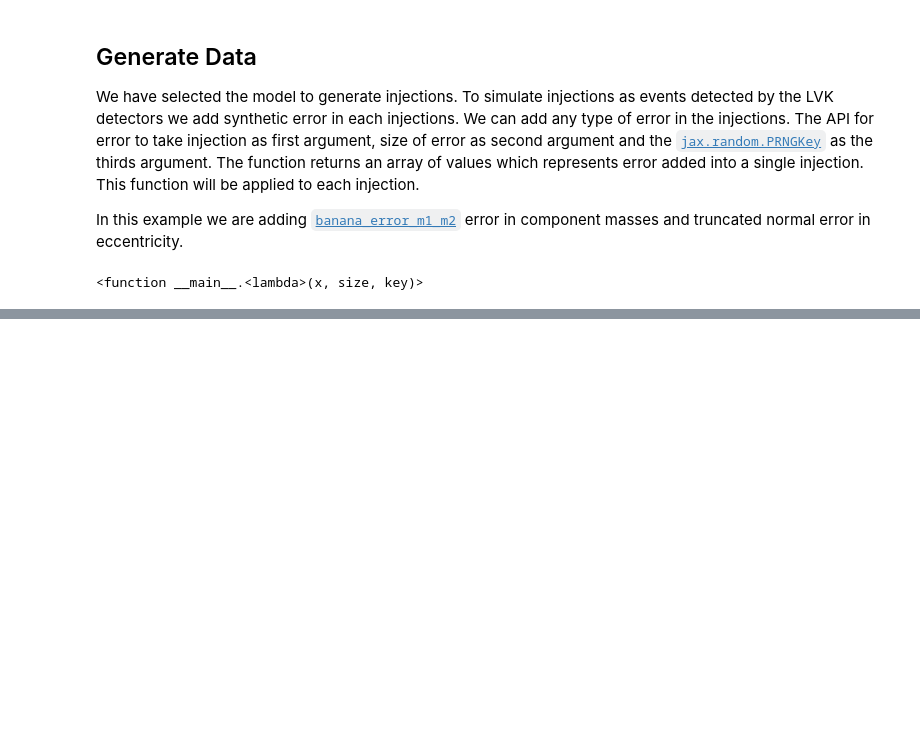
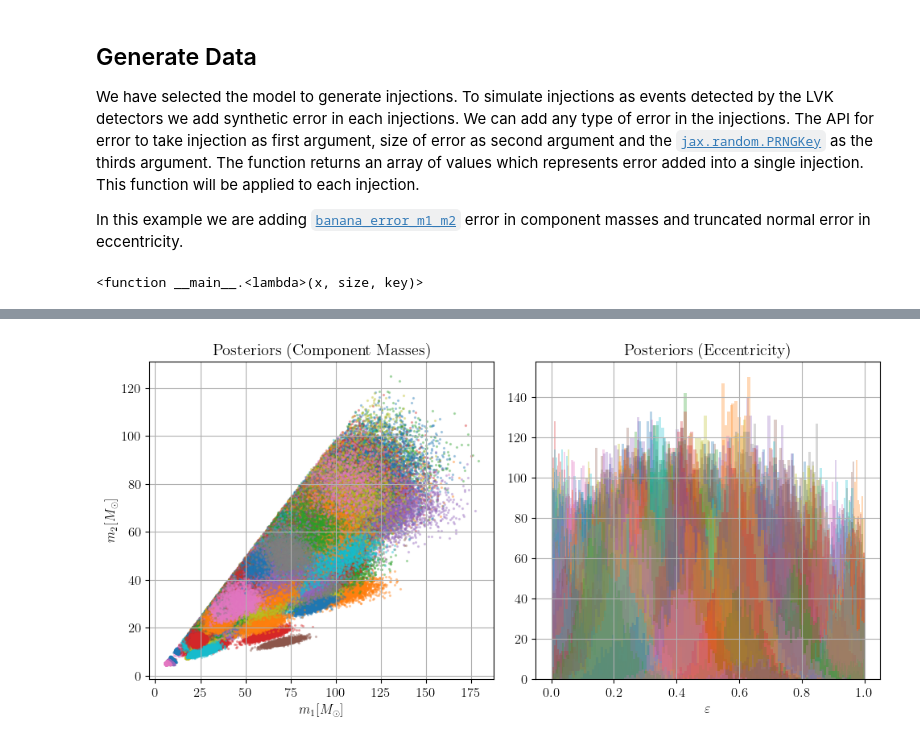
Before and after one commit to gwkokab/gwkokab, a Jupyter notebook: examples/synthetic_data.ipynb, the cells around one changed output, grey strips where cells are left out. Drawn from its saved outputs; the diff is of its cells as text; code cells hidden in the pictures; blank space fills up the shorter version.

```diff
--- a/examples/synthetic_data.ipynb
+++ b/examples/synthetic_data.ipynb
@@ -333,0 +355,30 @@ plt.grid()
+# %%
+posterior_files = glob.glob(POSTERIOR_REGEX)
+
+plt.figure(figsize=(10, 5))
+plt.subplot(1, 2, 1)
+
+for file in posterior_files:
+    data = np.loadtxt(file, skiprows=1)
+
+    plt.scatter(data[:, 0], data[:, 1], s=2, alpha=0.3)
+
+
+plt.xlabel(r"$m_1 [M_\odot$]")
+plt.ylabel(r"$m_2 [M_\odot$]")
+plt.title("Posteriors (Component Masses)")
+plt.grid()
+
+
+plt.subplot(1, 2, 2)
+
+for file in posterior_files:
+    data = np.loadtxt(file, skiprows=1)
+
+    plt.hist(data[:, 2], bins=50, alpha=0.3)
+plt.xlabel(r"$\varepsilon$")
+plt.title("Posteriors (Eccentricity)")
+plt.grid()
+plt.tight_layout()
+# %% [output]
+[figure, added]
```
Also changed, not shown: parts of 25 cells of this notebook.
